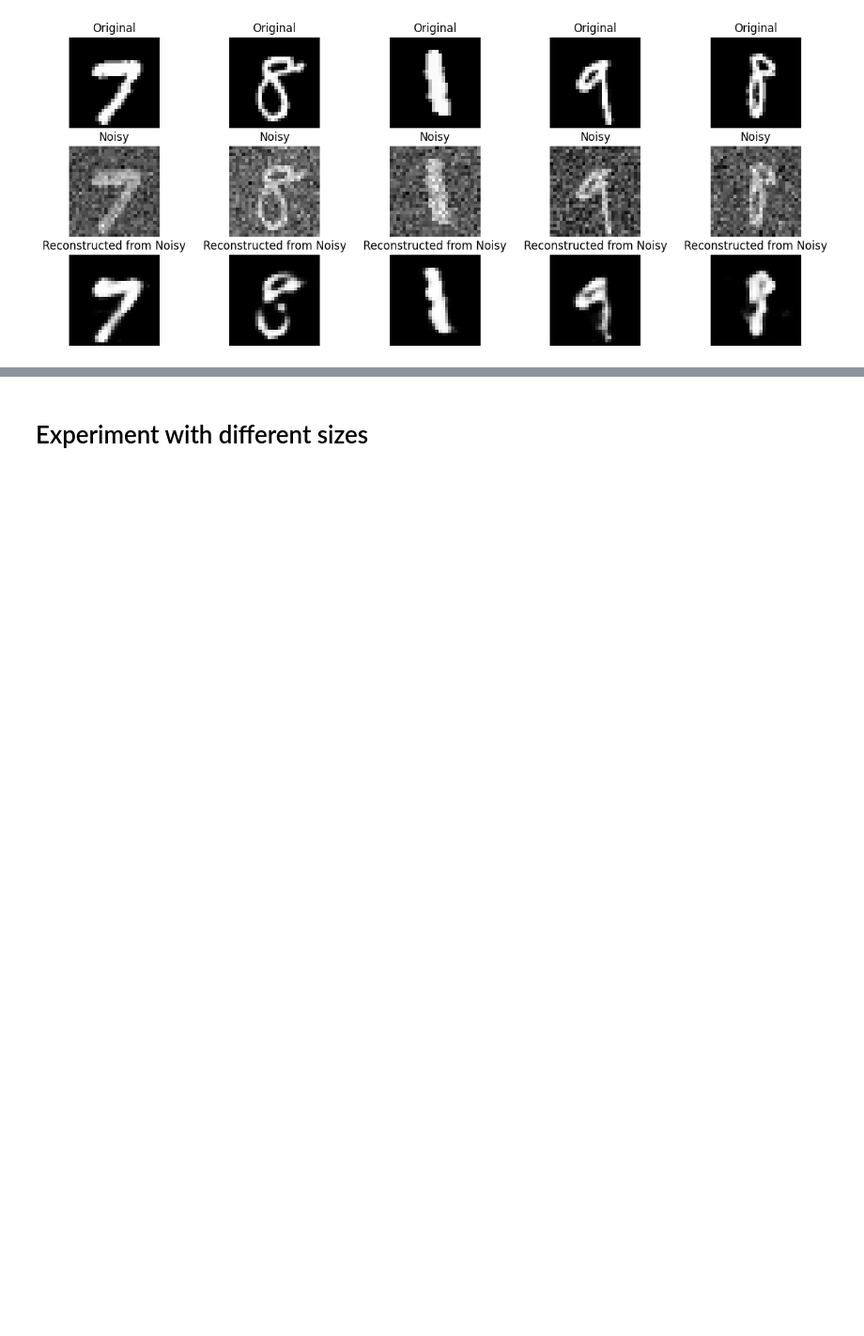
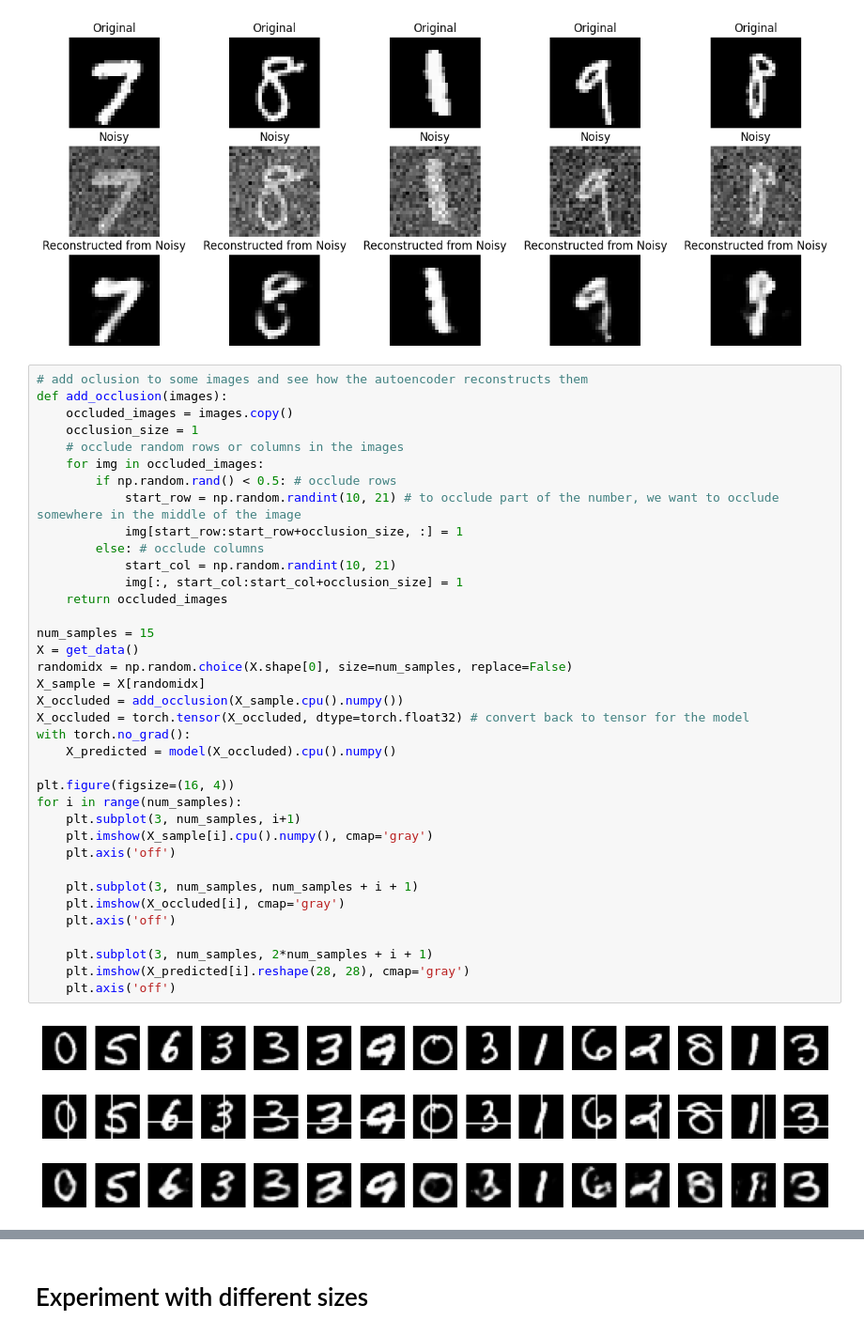
Before and after one commit to pablogasco1/deep-learning, a Jupyter notebook: notebooks/10-autoencoders1.ipynb, the cells around one changed output, grey strips where cells are left out. Shown at 94% size. Cells and saved outputs as stored; diff of their text form; blank space fills up the shorter version.

Commit message:
autoencoder and CNN

```diff
--- a/notebooks/10-autoencoders1.ipynb
+++ b/notebooks/10-autoencoders1.ipynb
@@ -134,3 +134,42 @@ for i in range(5):
     axes[2, i].axis('off')
 # %% [output]
 [figure]
+# %%
+# add oclusion to some images and see how the autoencoder reconstructs them
+def add_occlusion(images):
+    occluded_images = images.copy()
+    occlusion_size = 1
+    # occlude random rows or columns in the images
+    for img in occluded_images:
+        if np.random.rand() < 0.5: # occlude rows
+            start_row = np.random.randint(10, 21) # to occlude part of the number, we want to occlude somewhere in the middle of the image
+            img[start_row:start_row+occlusion_size, :] = 1
+        else: # occlude columns
+            start_col = np.random.randint(10, 21)
+            img[:, start_col:start_col+occlusion_size] = 1
+    return occluded_images
+
+num_samples = 15
+X = get_data()
+randomidx = np.random.choice(X.shape[0], size=num_samples, replace=False)
+X_sample = X[randomidx]
+X_occluded = add_occlusion(X_sample.cpu().numpy())
+X_occluded = torch.tensor(X_occluded, dtype=torch.float32) # convert back to tensor for the model
+with torch.no_grad():
+    X_predicted = model(X_occluded).cpu().numpy()
+
+plt.figure(figsize=(16, 4))
+for i in range(num_samples):
+    plt.subplot(3, num_samples, i+1)
+    plt.imshow(X_sample[i].cpu().numpy(), cmap='gray')
+    plt.axis('off')
+
+    plt.subplot(3, num_samples, num_samples + i + 1)
+    plt.imshow(X_occluded[i], cmap='gray')
+    plt.axis('off')
+
+    plt.subplot(3, num_samples, 2*num_samples + i + 1)
+    plt.imshow(X_predicted[i].reshape(28, 28), cmap='gray')
+    plt.axis('off')
+# %% [output]
+[figure, added]
```
Also changed, not shown: parts of 3 cells of this notebook, 7 other files.
